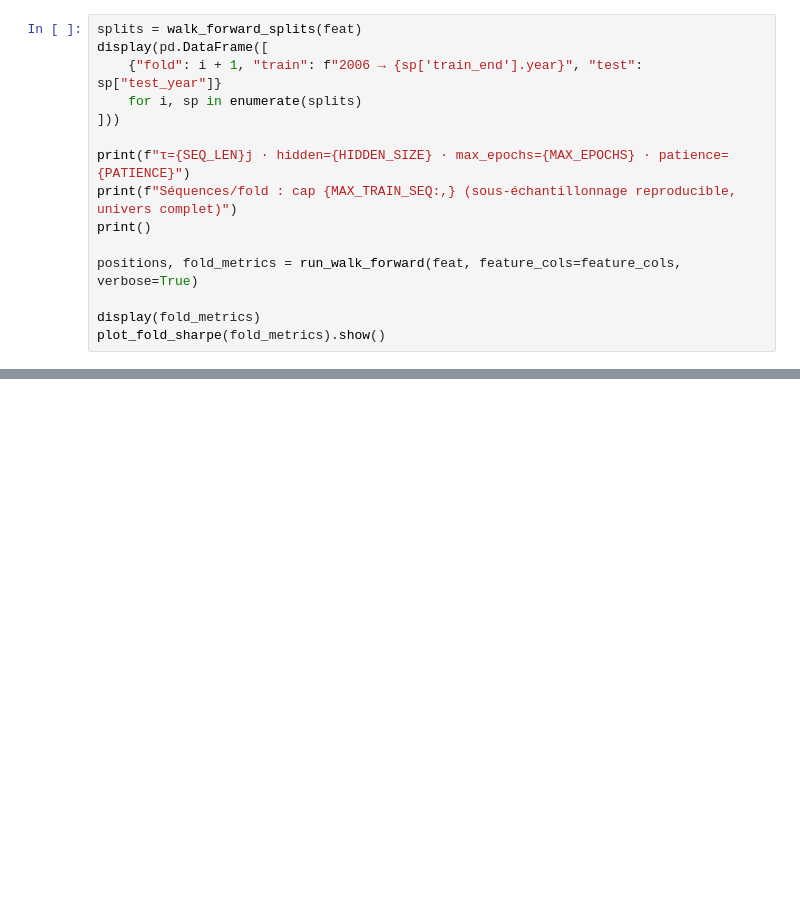
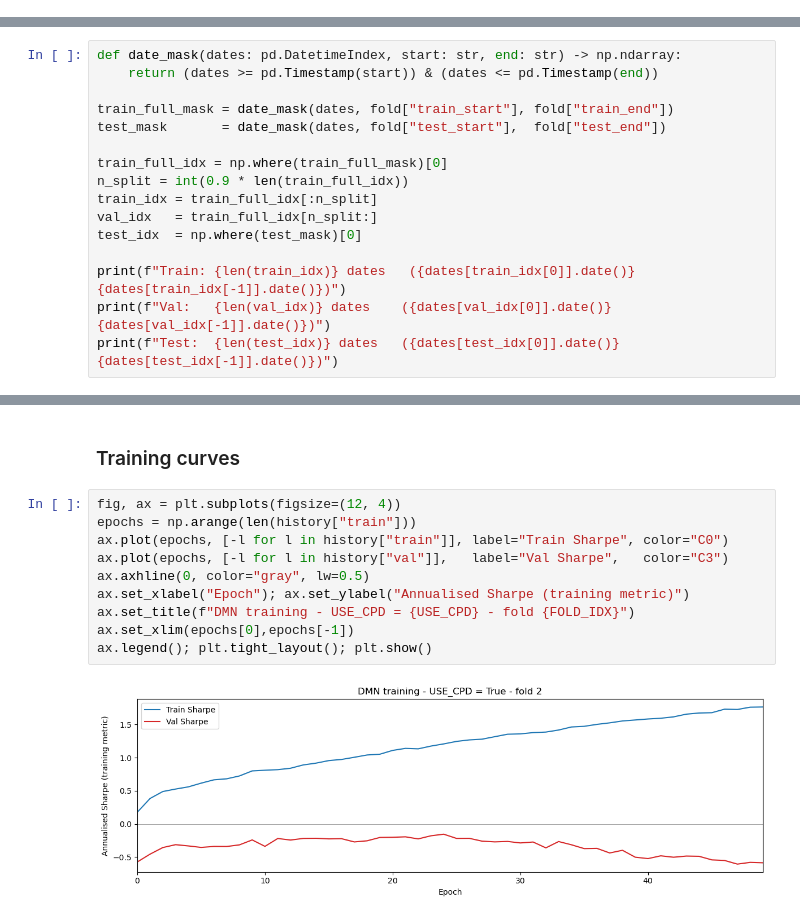
Before and after one commit to VNAZZARENO/Pergam_MSc_2026, a Jupyter notebook: notebooks/03_train_dmn.ipynb, the cells around one changed output, grey strips where cells are left out. Drawn from its saved outputs; the diff is of its cells as text; blank space fills up the shorter version.

```diff
--- a/notebooks/03_train_dmn.ipynb
+++ b/notebooks/03_train_dmn.ipynb
@@ -53,15 +0,0 @@ display(model_architecture_table(len(feature_cols)))
-# %%
-splits = walk_forward_splits(feat)
-display(pd.DataFrame([
-    {"fold": i + 1, "train": f"2006 → {sp['train_end'].year}", "test": sp["test_year"]}
-    for i, sp in enumerate(splits)
-]))
-
-print(f"τ={SEQ_LEN}j · hidden={HIDDEN_SIZE} · max_epochs={MAX_EPOCHS} · patience={PATIENCE}")
-print(f"Séquences/fold : cap {MAX_TRAIN_SEQ:,} (sous-échantillonnage reproducible, univers complet)")
-print()
-
-positions, fold_metrics = run_walk_forward(feat, feature_cols=feature_cols, verbose=True)
-
-display(fold_metrics)
-plot_fold_sharpe(fold_metrics).show()
@@ -77,0 +202,16 @@ display(save_nb03_outputs(ROOT, positions, fold_metrics))
+# %%
+def date_mask(dates: pd.DatetimeIndex, start: str, end: str) -> np.ndarray:
+    return (dates >= pd.Timestamp(start)) & (dates <= pd.Timestamp(end))
+
+train_full_mask = date_mask(dates, fold["train_start"], fold["train_end"])
+test_mask       = date_mask(dates, fold["test_start"],  fold["test_end"])
+
+train_full_idx = np.where(train_full_mask)[0]
+n_split = int(0.9 * len(train_full_idx))
+train_idx = train_full_idx[:n_split]
+val_idx   = train_full_idx[n_split:]
+test_idx  = np.where(test_mask)[0]
+
+print(f"Train: {len(train_idx)} dates   ({dates[train_idx[0]].date()}  {dates[train_idx[-1]].date()})")
+print(f"Val:   {len(val_idx)} dates    ({dates[val_idx[0]].date()}  {dates[val_idx[-1]].date()})")
+print(f"Test:  {len(test_idx)} dates   ({dates[test_idx[0]].date()}  {dates[test_idx[-1]].date()})")
@@ -77,0 +342,14 @@ display(save_nb03_outputs(ROOT, positions, fold_metrics))
+# %% [markdown]
+### Training curves
+# %%
+fig, ax = plt.subplots(figsize=(12, 4))
+epochs = np.arange(len(history["train"]))
+ax.plot(epochs, [-l for l in history["train"]], label="Train Sharpe", color="C0")
+ax.plot(epochs, [-l for l in history["val"]],   label="Val Sharpe",   color="C3")
+ax.axhline(0, color="gray", lw=0.5)
+ax.set_xlabel("Epoch"); ax.set_ylabel("Annualised Sharpe (training metric)")
+ax.set_title(f"DMN training - USE_CPD = {USE_CPD} - fold {FOLD_IDX}")
+ax.set_xlim(epochs[0],epochs[-1])
+ax.legend(); plt.tight_layout(); plt.show()
+# %% [output]
+[figure, added]
```
Also changed, not shown: parts of 34 cells of this notebook, 23 other files.
